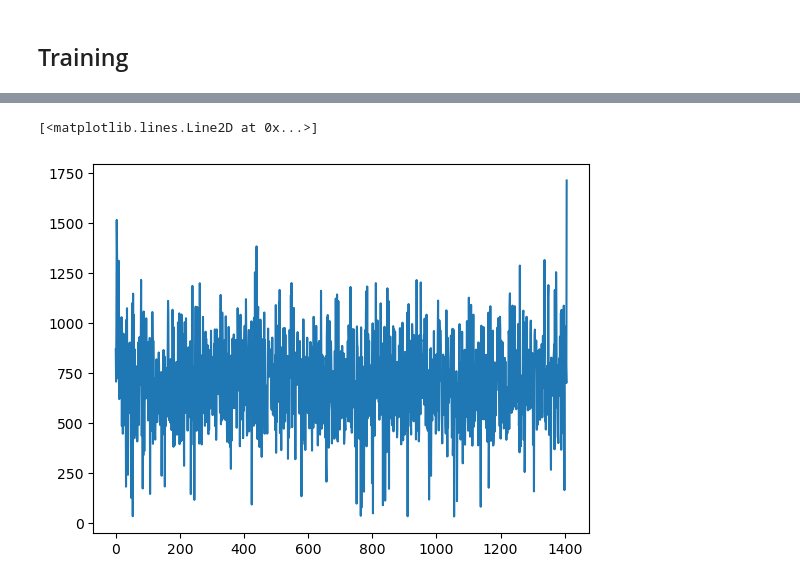
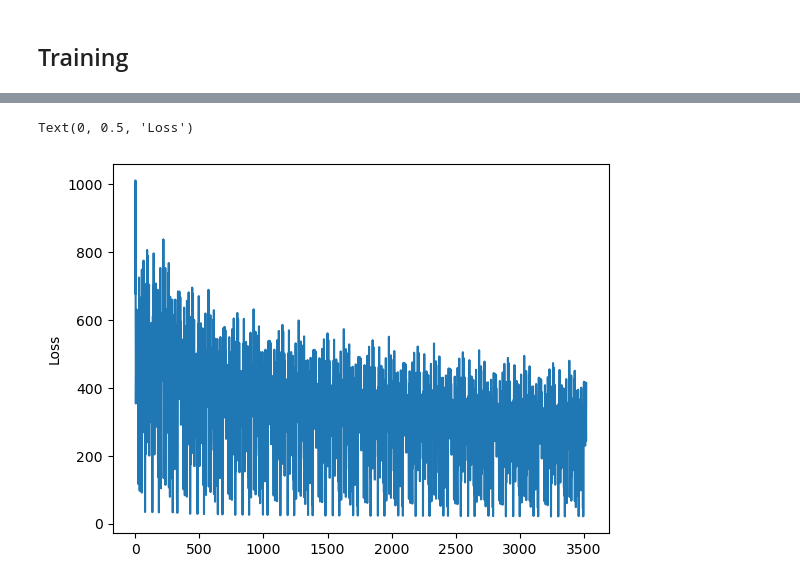
Before and after one commit to arnab-api/Lyrics-Generator, a Jupyter notebook: model_dev.ipynb, the cells around one changed output, grey strips where cells are left out. Cells and saved outputs as stored; diff of their text form; code cells hidden in the pictures.

Commit message:
fixed language modeling, working as expected

```diff
--- a/model_dev.ipynb
+++ b/model_dev.ipynb
@@ -123,11 +158,11 @@ class RNN(torch.nn.Module):
 # %%
 device = "cuda:0" if torch.cuda.is_available() else "cpu"
 
-rnn = RNN(
+model = LSTM(
     embedding_dim = embedder.embeddings_size,
-    hidden_dim = embedder.embeddings_size,
+    hidden_dim = 4 * embedder.embeddings_size,
     vocab_size = embedder.vocab_size,
     pretrained_embeddings = embedding_matrix,
 )
-rnn.to(device)
+model.to(device)
 # %% [output]
@@ -141,7 +177,7 @@ next(rnn.parameters()).device
 # %% [output]
 device(type='cuda', index=0)
 # %%
-model_embedder = rnn.word_embeddings
+model_embedder = model.word_embeddings
 for p in model_embedder.parameters():
     print(p.shape)
 # %% [output]
@@ -246,14 +303,15 @@ perplexity_track = [init_perplexity]
 # %%
 learning_rate = 0.001
 num_epochs = 10
-batch_size = 32
+batch_size = 128
 
-cross_entropy = torch.nn.CrossEntropyLoss()
+cross_entropy = torch.nn.CrossEntropyLoss().to(device)
 tunable_params = [
-    p for n, p in rnn.named_parameters() if "word_embeddings" not in n # tune all weights but the embeddings
+    p for n, p in model.named_parameters() if "word_embeddings" not in n # tune all weights but the embeddings
 ]
 
 optimizer = torch.optim.Adam(tunable_params, lr = learning_rate)
+# optimizer = torch.optim.Adam(model.parameters(), lr = learning_rate)
 # %%
 batch_start = 0
 batch_end = batch_start + batch_size
@@ -261,9 +319,10 @@ tokenized = training_data[batch_start : batch_end]
 # %%
 loss_track = []
 
-loss = 0
 for epoch in range(num_epochs):
-    rnn.train()
+    print(f"Epoch {epoch + 1}:")
+    model.train()
+    loss = 0
     for batch_start in tqdm(range(0, len(training_data), batch_size)):
         batch_end = min(len(training_data), batch_start + batch_size)
         cur_batch_size = batch_end - batch_start
@@ -273,12 +332,22 @@ for epoch in range(num_epochs):
         batch = torch.stack(
             [torch.tensor(t[:min_length]) for t in tokenized]
         ).to(device)
-        hidden_state = torch.zeros(rnn.num_layers, cur_batch_size, rnn.hidden_dim).to(device)   # start fresh for each sentence
+
+        # start fresh for each sentence
+        if(isinstance(model, LSTM)):
+            hidden_state = (
+                torch.zeros(model.num_layers, cur_batch_size, model.hidden_dim).to(device),
+                torch.zeros(model.num_layers, cur_batch_size, model.hidden_dim).to(device)
+            )
+        elif(isinstance(model, RNN)):
+            hidden_state = torch.zeros(model.num_layers, cur_batch_size, model.hidden_dim).to(device)
+        else:
+            raise Exception("Unknown model type")
 
         for i in range(min_length - 1):
             x = batch[:, i][None].T
             y_true = batch[:, i+1][None].T
-            y_pred, hidden_state = rnn(x, hidden_state)
+            y_pred, hidden_state = model(x, hidden_state)
             for pred, true in zip(y_pred, y_true):
                 loss += cross_entropy(pred.squeeze(), true[0])
 
@@ -288,9 +357,11 @@ for epoch in range(num_epochs):
         loss.backward()
         optimizer.step()
 
-        rnn.zero_grad()
+        model.zero_grad()
         loss = 0
 
-    perplexity_track.append(
-        perplexity(rnn, validation_data)
-    )
+    print("calculating perplexity on validation set")
+    pp = perplexity(model, validation_data, batch_size=batch_size, consider_length=64)
+    print(f"perplexity = {pp}")
+    perplexity_track.append(pp)
+    print("-----------------------------------------")
@@ -297,7 +405,8 @@ for epoch in range(num_epochs):
 # %%
 import matplotlib.pyplot as plt
 
 plt.plot(loss_track)
+plt.ylabel("Loss")
 # %% [output]
-[<matplotlib.lines.Line2D at 0x...>]
+Text(0, 0.5, 'Loss')
-[figure, old version]
+[figure, new version]
```
Also changed, not shown: parts of 21 cells of this notebook.
